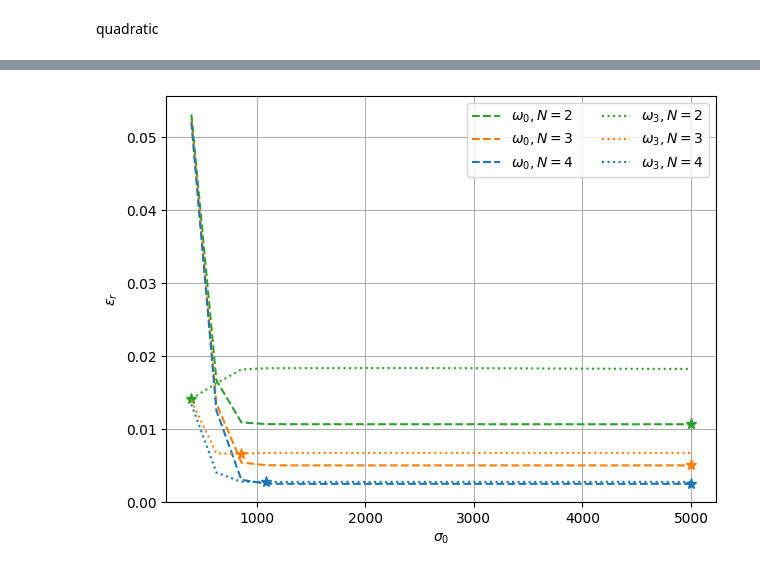
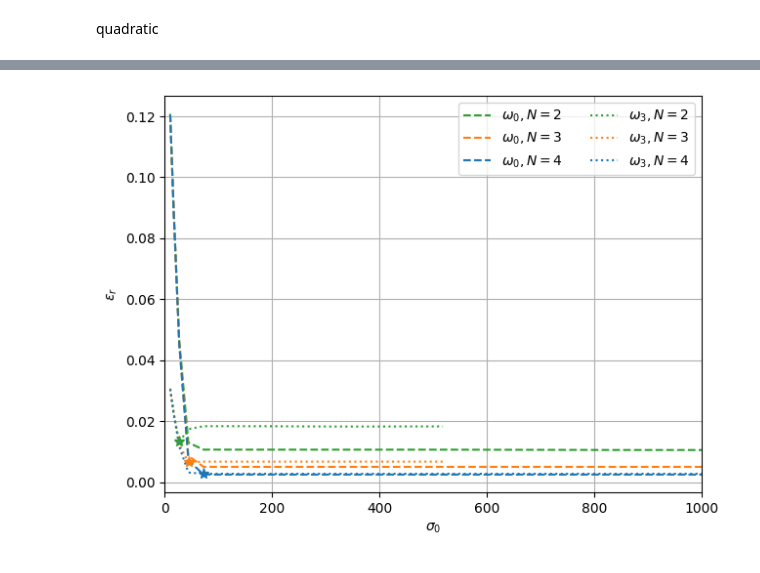
Before and after one commit to sararecondo/HPR-1D, a Jupyter notebook: 1D-Figure-06-b(quadratic).ipynb, the cells around one changed output, grey strips where cells are left out. Cells and saved outputs as stored; diff of their text form; code cells hidden in the pictures.

```diff
--- a/1D-Figure-06-b(quadratic).ipynb
+++ b/1D-Figure-06-b(quadratic).ipynb
@@ -363,29 +321,14 @@ for i,sigma_0_quadratic in zip(range(len(sigma_sweep_quadratic)),sigma_sweep_qua
     mesh = create_interval(MPI.COMM_WORLD, int((Lx + pml_thickness )/ h_i[2]), [0, Lx + pml_thickness])
 
     # Define quadratic sigma function
-    sigma_x_quadratic=lambda x: conditional(x[0] > Lx, sigma_0_quadratic*(x[0]-Lx)**2, 0.0)
+    sigma_x_quadratic=lambda x: conditional(x[0] > Lx, sigma_0_quadratic*(x[0]-Lx)**2/(pml_thickness**2), 0.0)
 
     # Define solver for quadratic PML
     [solver_quadratic, mesh, Q_, V_, dof_]=get_configured_problem(mesh, degree, sigma_x_quadratic)
 
     for j in np.arange(0, 5,1):
         # Get the approximated eigenpair
-        approx_quadratic[i][j] = get_closer_approx_eig(exact_omega[j], solver_quadratic, Q_, V_, dof_, 15)[0]
-
-def remove_close_duplicates(row, tol=1e-10):
-    seen = set()
-    unique = []
-    for z in row:
-        # Redondear parte real e imaginaria para comparar
-        key = (round(z.real / tol) * tol, round(z.imag / tol) * tol)
-        if key not in seen:
-            seen.add(key)
-            unique.append(z)
-    return unique
-
-for i in range(len(approx_quadratic)):
-    cleaned = remove_close_duplicates(approx_quadratic[i], tol=1e-10)
-    approx_quadratic[i] = sorted(cleaned, key=lambda x: x.real)
+        approx_quadratic[i][j] = get_closest_eigenpair(solver_quadratic, exact_omega[j])[0]
 
 groups_quadratic = group_by_real_part(approx_quadratic)
 # %%
@@ -393,75 +336,47 @@ rel_error_eig_0_quadratic_n_4=abs((groups_quadratic[0] - exact_omega[0])) / np.a
 rel_error_eig_1_quadratic_n_4=abs((groups_quadratic[3] - exact_omega[3])) / np.abs(exact_omega[3])
 # %%
 import matplotlib.pyplot as plt
+import numpy as np
 
 # Definir colores manualmente (puedes elegir otros o usar un colormap como plt.cm.tab10)
 colors = ['tab:green', 'tab:orange', 'tab:blue']  # uno por eig
 
+# Helper seguro para plotear con longitudes diferentes
+def safe_plot(x, y, *args, **kwargs):
+    n = min(len(x), len(y))
+    if n == 0:
+        raise ValueError("No hay datos superpuestos para plotear.")
+    # plot trimmed arrays
+    plt.plot(x[:n], y[:n], *args, **kwargs)
+    # marcar el mínimo en la porción utilizada
+    idx = int(np.argmin(y[:n]))
+    marker_color = kwargs.get("color", None)
+    plt.plot(x[idx], y[idx], "*", color=marker_color, markersize=8)
+
 # N=2, eig 0
-plt.plot(sigma_sweep_quadratic, rel_error_eig_0_quadratic_n_2, color=colors[0], linestyle='--', label='$\omega_0, N=2$')
-plt.plot(
-    sigma_sweep_quadratic[np.argmin(rel_error_eig_0_quadratic_n_2)],
-    rel_error_eig_0_quadratic_n_2[np.argmin(rel_error_eig_0_quadratic_n_2)],
-    '*',
-    color=colors[0],
-    markersize=8,
-)
+safe_plot(sigma_sweep_quadratic, rel_error_eig_0_quadratic_n_2, color=colors[0], linestyle='--', label='$\\omega_0, N=2$')
 
 # N=3, eig 0
-plt.plot(sigma_sweep_quadratic, rel_error_eig_0_quadratic_n_3, color=colors[1], linestyle='--', label='$\omega_0, N=3$')
-plt.plot(
-    sigma_sweep_quadratic[np.argmin(rel_error_eig_0_quadratic_n_3)],
-    rel_error_eig_0_quadratic_n_3[np.argmin(rel_error_eig_0_quadratic_n_3)],
-    '*',
-    color=colors[1],
-    markersize=8,
-)
+safe_plot(sigma_sweep_quadratic, rel_error_eig_0_quadratic_n_3, color=colors[1], linestyle='--', label='$\\omega_0, N=3$')
+
 # N=4, eig 0
-plt.plot(sigma_sweep_quadratic, rel_error_eig_0_quadratic_n_4, color=colors[2], linestyle='--', label='$\omega_0, N=4$')
-plt.plot(
-    sigma_sweep_quadratic[np.argmin(rel_error_eig_0_quadratic_n_4)],
-    rel_error_eig_0_quadratic_n_4[np.argmin(rel_error_eig_0_quadratic_n_4)],
-    '*',
-    color=colors[2],
-    markersize=8,
-)
-
+safe_plot(sigma_sweep_quadratic, rel_error_eig_0_quadratic_n_4, color=colors[2], linestyle='--', label='$\\omega_0, N=4$')
 
 # N=2, eig 1
-plt.plot(sigma_sweep_quadratic, rel_error_eig_1_quadratic_n_2, color=colors[0], linestyle=':', label='$\omega_3, N=2$')
-plt.plot(
-    sigma_sweep_quadratic[np.argmin(rel_error_eig_1_quadratic_n_2)],
-    rel_error_eig_1_quadratic_n_2[np.argmin(rel_error_eig_1_quadratic_n_2)],
-    '*',
-    color=colors[0],
-    markersize=8,
-)
+safe_plot(sigma_sweep_quadratic, rel_error_eig_1_quadratic_n_2, color=colors[0], linestyle=':', label='$\\omega_3, N=2$')
 
 # N=3, eig 1
-plt.plot(sigma_sweep_quadratic, rel_error_eig_1_quadratic_n_3, color=colors[1], linestyle=':', label='$\omega_3, N=3$')
-plt.plot(
-    sigma_sweep_quadratic[np.argmin(rel_error_eig_1_quadratic_n_3)],
-    rel_error_eig_1_quadratic_n_3[np.argmin(rel_error_eig_1_quadratic_n_3)],
-    '*',
-    color=colors[1],
-    markersize=8,
-)
+safe_plot(sigma_sweep_quadratic, rel_error_eig_1_quadratic_n_3, color=colors[1], linestyle=':', label='$\\omega_3, N=3$')
 
 # N=4, eig 1
-plt.plot(sigma_sweep_quadratic, rel_error_eig_1_quadratic_n_4, color=colors[2], linestyle=':', label='$\omega_3, N=4 $')
-plt.plot(
-    sigma_sweep_quadratic[np.argmin(rel_error_eig_1_quadratic_n_4)],
-    rel_error_eig_1_quadratic_n_4[np.argmin(rel_error_eig_1_quadratic_n_4)],
-    '*',
-    color=colors[2],
-    markersize=8,
-)
+safe_plot(sigma_sweep_quadratic, rel_error_eig_1_quadratic_n_4, color=colors[2], linestyle=':', label='$\\omega_3, N=4 $')
 
-plt.xlabel('$\sigma_0$')
+plt.xlabel('$\\sigma_0$')
 plt.ylabel(r'$\epsilon_r$')
 plt.grid(True)
 plt.legend(ncol=2)
 plt.tight_layout()
+plt.xlim([0, 1e3])
 plt.show()
 # %% [output]
-[figure, old version]
+[figure, new version]
```
Also changed, not shown: parts of 18 cells of this notebook, 26 other files.
